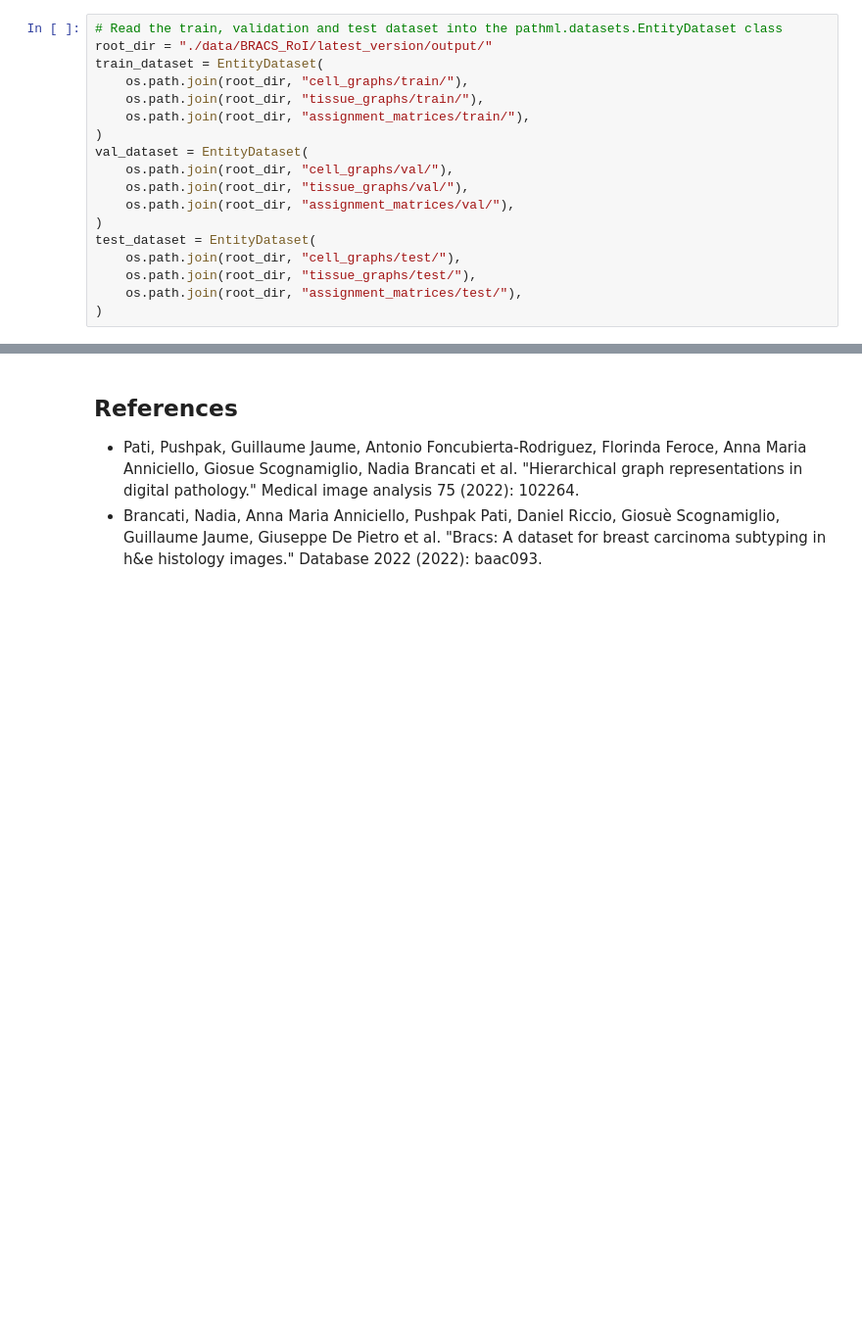
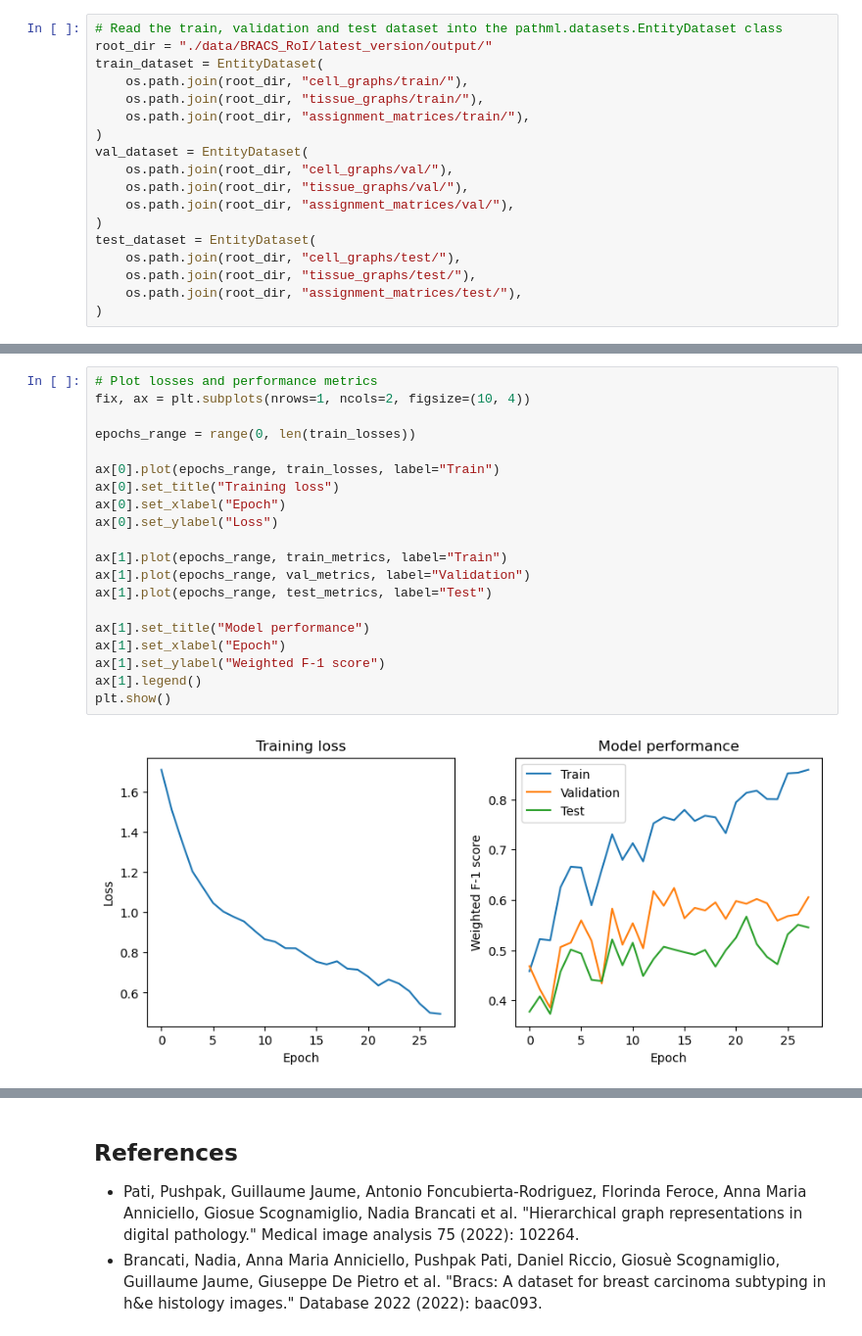
Before and after one commit to Dana-Farber-AIOS/pathml, a Jupyter notebook: examples/train_hactnet.ipynb, the cells around one changed output, grey strips where cells are left out. Shown at 98% size. Cells and saved outputs as stored; diff of their text form; blank space fills up the shorter version.

```diff
--- a/examples/train_hactnet.ipynb
+++ b/examples/train_hactnet.ipynb
@@ -302 +373,23 @@ Weighted F1: 0.30912310035688134
+# %%
+# Plot losses and performance metrics
+fix, ax = plt.subplots(nrows=1, ncols=2, figsize=(10, 4))
+
+epochs_range = range(0, len(train_losses))
+
+ax[0].plot(epochs_range, train_losses, label="Train")
+ax[0].set_title("Training loss")
+ax[0].set_xlabel("Epoch")
+ax[0].set_ylabel("Loss")
+
+ax[1].plot(epochs_range, train_metrics, label="Train")
+ax[1].plot(epochs_range, val_metrics, label="Validation")
+ax[1].plot(epochs_range, test_metrics, label="Test")
+
+ax[1].set_title("Model performance")
+ax[1].set_xlabel("Epoch")
+ax[1].set_ylabel("Weighted F-1 score")
+ax[1].legend()
+plt.show()
+# %% [output]
+[figure, added]
 # %% [markdown]
```
Also changed, not shown: parts of 11 cells of this notebook, 9 other files.
